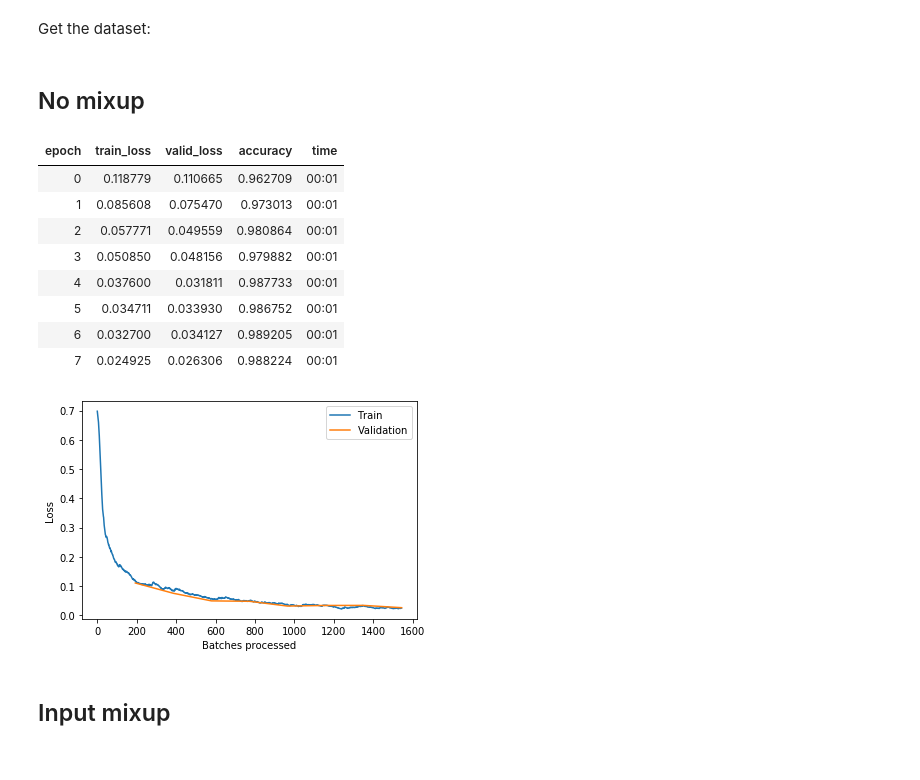
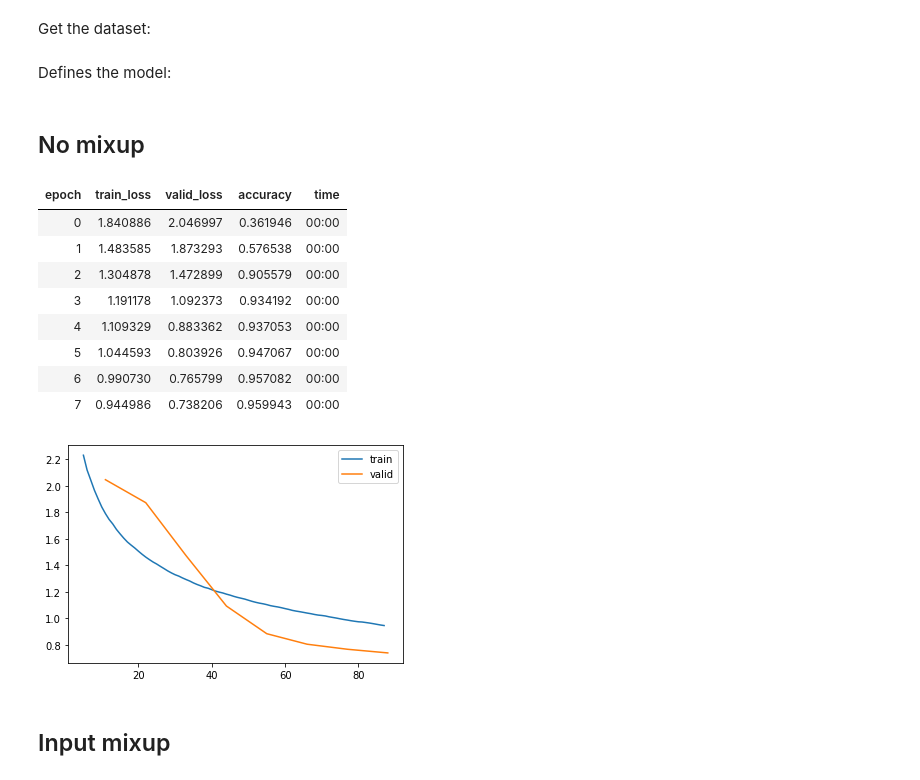
Before and after one commit to nestordemeure/ManifoldMixupV2, a Jupyter notebook: Demo.ipynb, the cells around one changed output. Drawn from its saved outputs; the diff is of its cells as text; code cells hidden in the pictures.

```diff
--- a/Demo.ipynb
+++ b/Demo.ipynb
@@ -13,21 +10,35 @@ data = ImageDataBunch.from_folder(path)
+# %%
+path = untar_data(URLs.MNIST_TINY)
+items = get_image_files(path)
+datasets = Datasets(items, tfms=[PILImageBW.create, [parent_label, Categorize]], splits=GrandparentSplitter()(items))
+databunch = datasets.dataloaders(after_item=[ToTensor(), IntToFloatTensor()])
+# %% [markdown]
+Defines the model:
+# %%
+def conv(ni, nf): return nn.Conv2d(ni, nf, kernel_size=3, stride=2, padding=1)
+def simple_cnn():
+    return nn.Sequential(conv(1, 3), nn.BatchNorm2d(3), nn.ReLU(inplace=False),
+                         conv(3, 16), nn.BatchNorm2d(16), nn.ReLU(inplace=False),
+                         conv(16,16), nn.BatchNorm2d(16), nn.ReLU(inplace=False),
+                         conv(16, 2), nn.BatchNorm2d(2), Flatten() )
 # %% [markdown]
 ## No mixup
 # %%
-model = simple_cnn((3,16,16,2))
-learn = Learner(data, model, metrics=[accuracy])
+model = simple_cnn()
+learn = Learner(databunch, model, metrics=accuracy)
 learn.fit(8)
-learn.recorder.plot_losses()
+learn.recorder.plot_loss()
 # %% [output]
 | epoch | train_loss | valid_loss | accuracy | time |
-| 0 | 0.118779 | 0.110665 | 0.962709 | 00:01 |
-| 1 | 0.085608 | 0.075470 | 0.973013 | 00:01 |
-| 2 | 0.057771 | 0.049559 | 0.980864 | 00:01 |
-| 3 | 0.050850 | 0.048156 | 0.979882 | 00:01 |
-| 4 | 0.037600 | 0.031811 | 0.987733 | 00:01 |
-| 5 | 0.034711 | 0.033930 | 0.986752 | 00:01 |
-| 6 | 0.032700 | 0.034127 | 0.989205 | 00:01 |
-| 7 | 0.024925 | 0.026306 | 0.988224 | 00:01 |
+| 0 | 1.840886 | 2.046997 | 0.361946 | 00:00 |
+| 1 | 1.483585 | 1.873293 | 0.576538 | 00:00 |
+| 2 | 1.304878 | 1.472899 | 0.905579 | 00:00 |
+| 3 | 1.191178 | 1.092373 | 0.934192 | 00:00 |
+| 4 | 1.109329 | 0.883362 | 0.937053 | 00:00 |
+| 5 | 1.044593 | 0.803926 | 0.947067 | 00:00 |
+| 6 | 0.990730 | 0.765799 | 0.957082 | 00:00 |
+| 7 | 0.944986 | 0.738206 | 0.959943 | 00:00 |
-[figure, old version]
+[figure, new version]
 # %% [markdown]
 ## Input mixup
 # %%
```
Also changed, not shown: parts of 6 cells of this notebook.
